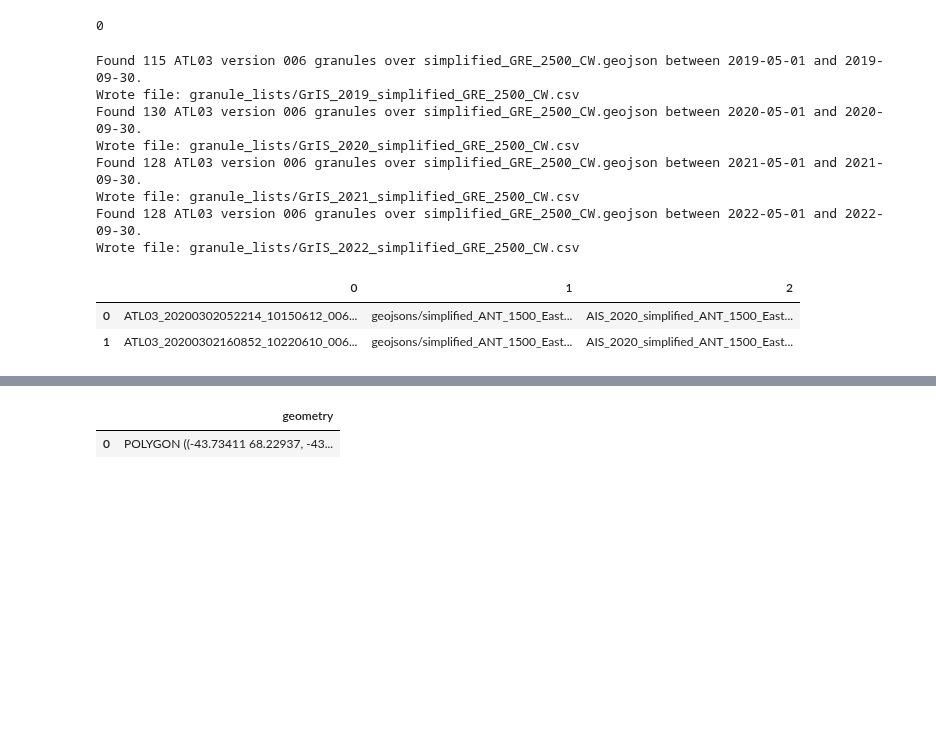
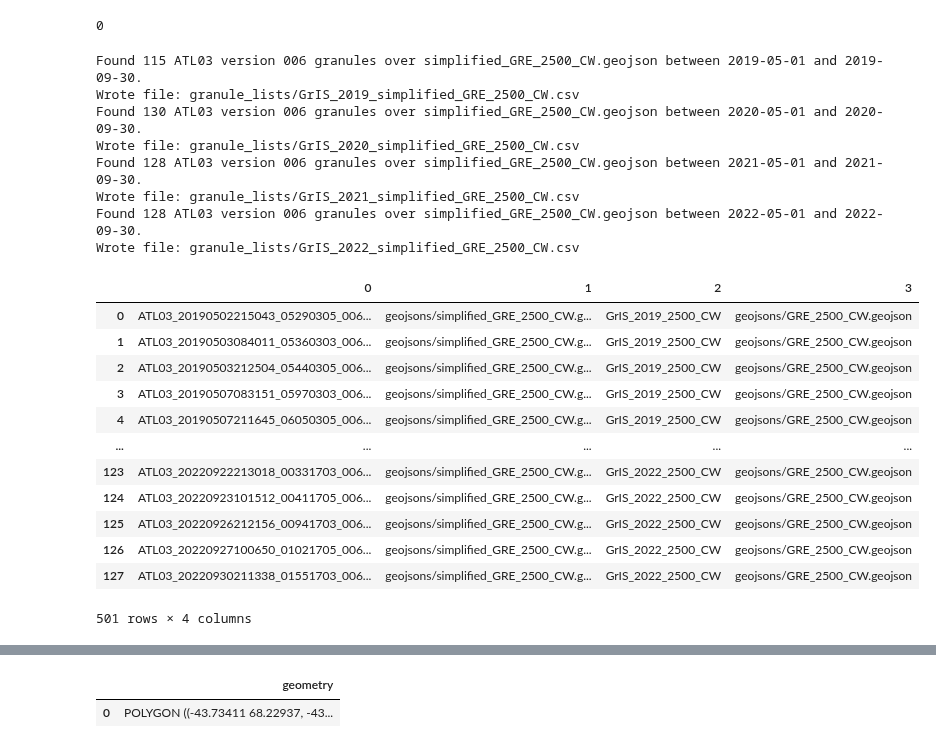
Before and after one commit to fliphilipp/GlacierLakeDetectionICESat2, a Jupyter notebook: make_granule_list.ipynb, the cells around one changed output, grey strips where cells are left out. Drawn from its saved outputs; the diff is of its cells as text; code cells hidden in the pictures; blank space fills up the shorter version.

Commit message:
add non-simplified polygon to file transfer in submit file, add to granule lists as 4th argument

```diff
--- a/make_granule_list.ipynb
+++ b/make_granule_list.ipynb
@@ -83,36 +83,46 @@ icesheet = 'GrIS'
 searchfor = 'simplified_GRE_2500_CW'
 gjsn_dir = 'geojsons'
 gjsn_list = [gjsn_dir+'/'+f for f in os.listdir(gjsn_dir) \
             if os.path.isfile(os.path.join(gjsn_dir, f)) & (searchfor in f)]
 
 for gjsn in gjsn_list:
     geojson = gjsn[gjsn.rfind('/')+1:]
 
     # gdf = gpd.read_file(gjsn)
     # print(gdf.geometry.loc[0].geom_type, geojson)
 
     for yr in np.arange(startyear, endyear+1):
         start_date = '%s-%s' % (yr, startday)
         end_date = '%s-%s' % (yr, endday)
         meltseason = start_date[:4] if start_date[:4]==end_date[:4] else start_date[:4] + '-' + end_date[2:4]
         outname = 'granule_lists/' + icesheet + '_' + meltseason + '_' + geojson.replace('.geojson','') + '.csv'
         make_granule_list(geojson, start_date, end_date, icesheet, meltseason, outname)
         dflist.append(pd.read_csv(outname,header=None))
 
 df_all = pd.concat(dflist)
+df_all.loc[:, 3] = df_all.apply(lambda x: x.loc[1].replace('simplified_', ''), axis=1)
+df_all.loc[:, 2] = df_all.apply(lambda x: x.loc[2].replace('simplified_','').replace('GRE_','').replace('ANT_',''), axis=1)
 df_all.to_csv('granule_lists/GRE_2500_CW_2019-22.csv', header=False, index=False)
+df_all
 # %% [output]
 Found 115 ATL03 version 006 granules over simplified_GRE_2500_CW.geojson between 2019-05-01 and 2019-09-30.
 Wrote file: granule_lists/GrIS_2019_simplified_GRE_2500_CW.csv
 Found 130 ATL03 version 006 granules over simplified_GRE_2500_CW.geojson between 2020-05-01 and 2020-09-30.
 Wrote file: granule_lists/GrIS_2020_simplified_GRE_2500_CW.csv
 Found 128 ATL03 version 006 granules over simplified_GRE_2500_CW.geojson between 2021-05-01 and 2021-09-30.
 Wrote file: granule_lists/GrIS_2021_simplified_GRE_2500_CW.csv
 Found 128 ATL03 version 006 granules over simplified_GRE_2500_CW.geojson between 2022-05-01 and 2022-09-30.
 Wrote file: granule_lists/GrIS_2022_simplified_GRE_2500_CW.csv
+|  | 0 | 1 | 2 | 3 |
+| 0 | ATL03_20190502215043_05290305_006... | geojsons/simplified_GRE_2500_CW.g... | GrIS_2019_2500_CW | geojsons/GRE_2500_CW.geojson |
+| 1 | ATL03_20190503084011_05360303_006... | geojsons/simplified_GRE_2500_CW.g... | GrIS_2019_2500_CW | geojsons/GRE_2500_CW.geojson |
+| 2 | ATL03_20190503212504_05440305_006... | geojsons/simplified_GRE_2500_CW.g... | GrIS_2019_2500_CW | geojsons/GRE_2500_CW.geojson |
+| 3 | ATL03_20190507083151_05970303_006... | geojsons/simplified_GRE_2500_CW.g... | GrIS_2019_2500_CW | geojsons/GRE_2500_CW.geojson |
+| 4 | ATL03_20190507211645_06050305_006... | geojsons/simplified_GRE_2500_CW.g... | GrIS_2019_2500_CW | geojsons/GRE_2500_CW.geojson |
+| ... | ... | ... | ... | ... |
+| 123 | ATL03_20220922213018_00331703_006... | geojsons/simplified_GRE_2500_CW.g... | GrIS_2022_2500_CW | geojsons/GRE_2500_CW.geojson |
+| 124 | ATL03_20220923101512_00411705_006... | geojsons/simplified_GRE_2500_CW.g... | GrIS_2022_2500_CW | geojsons/GRE_2500_CW.geojson |
+| 125 | ATL03_20220926212156_00941703_006... | geojsons/simplified_GRE_2500_CW.g... | GrIS_2022_2500_CW | geojsons/GRE_2500_CW.geojson |
+| 126 | ATL03_20220927100650_01021705_006... | geojsons/simplified_GRE_2500_CW.g... | GrIS_2022_2500_CW | geojsons/GRE_2500_CW.geojson |
+| 127 | ATL03_20220930211338_01551703_006... | geojsons/simplified_GRE_2500_CW.g... | GrIS_2022_2500_CW | geojsons/GRE_2500_CW.geojson |
+501 rows × 4 columns
-# %%
-df_all
-# %% [output]
-|  | 0 | 1 | 2 |
-| 0 | ATL03_20200302052214_10150612_006... | geojsons/simplified_ANT_1500_East... | AIS_2020_simplified_ANT_1500_East... |
-| 1 | ATL03_20200302160852_10220610_006... | geojsons/simplified_ANT_1500_East... | AIS_2020_simplified_ANT_1500_East... |
```
Also changed, not shown: parts of 1 cell of this notebook, 3 other files.
